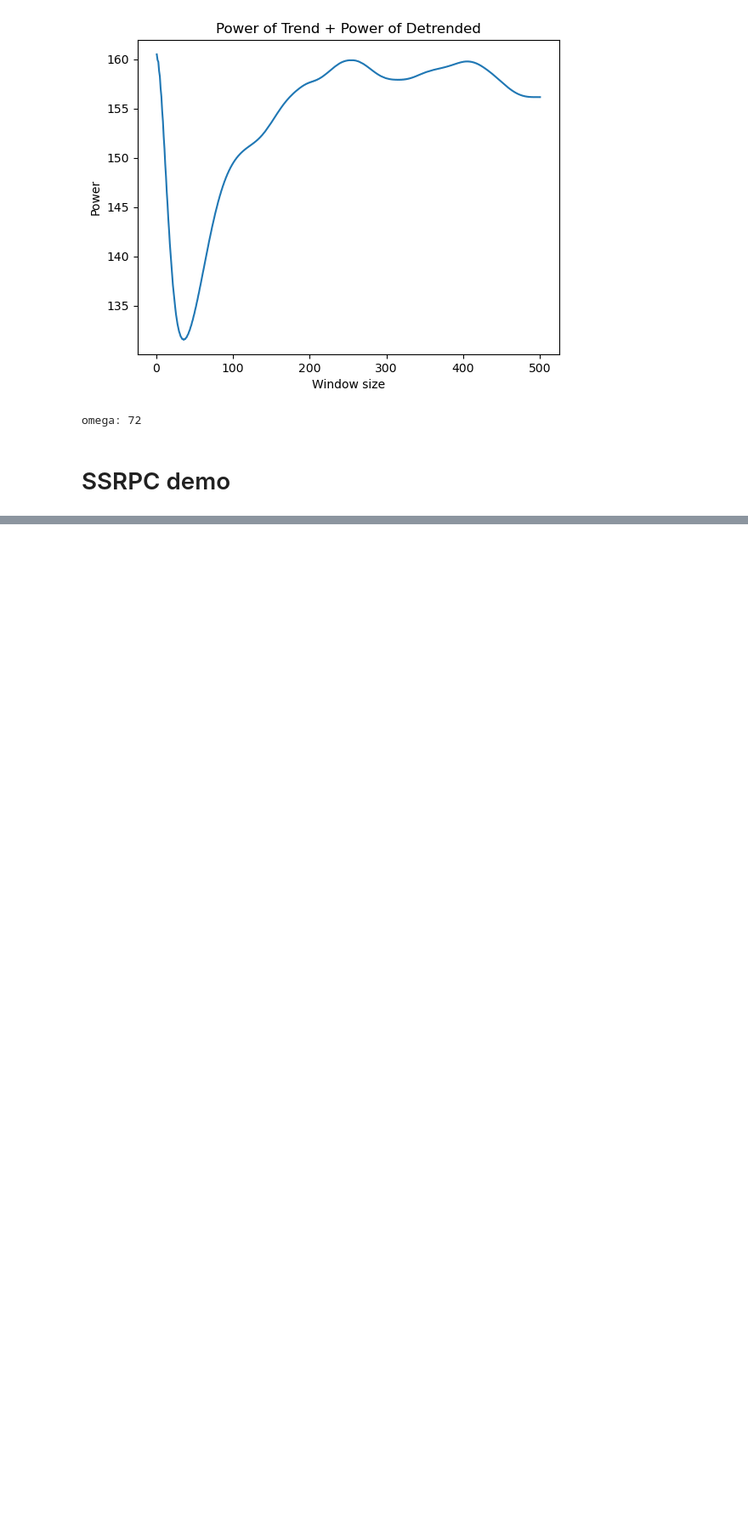
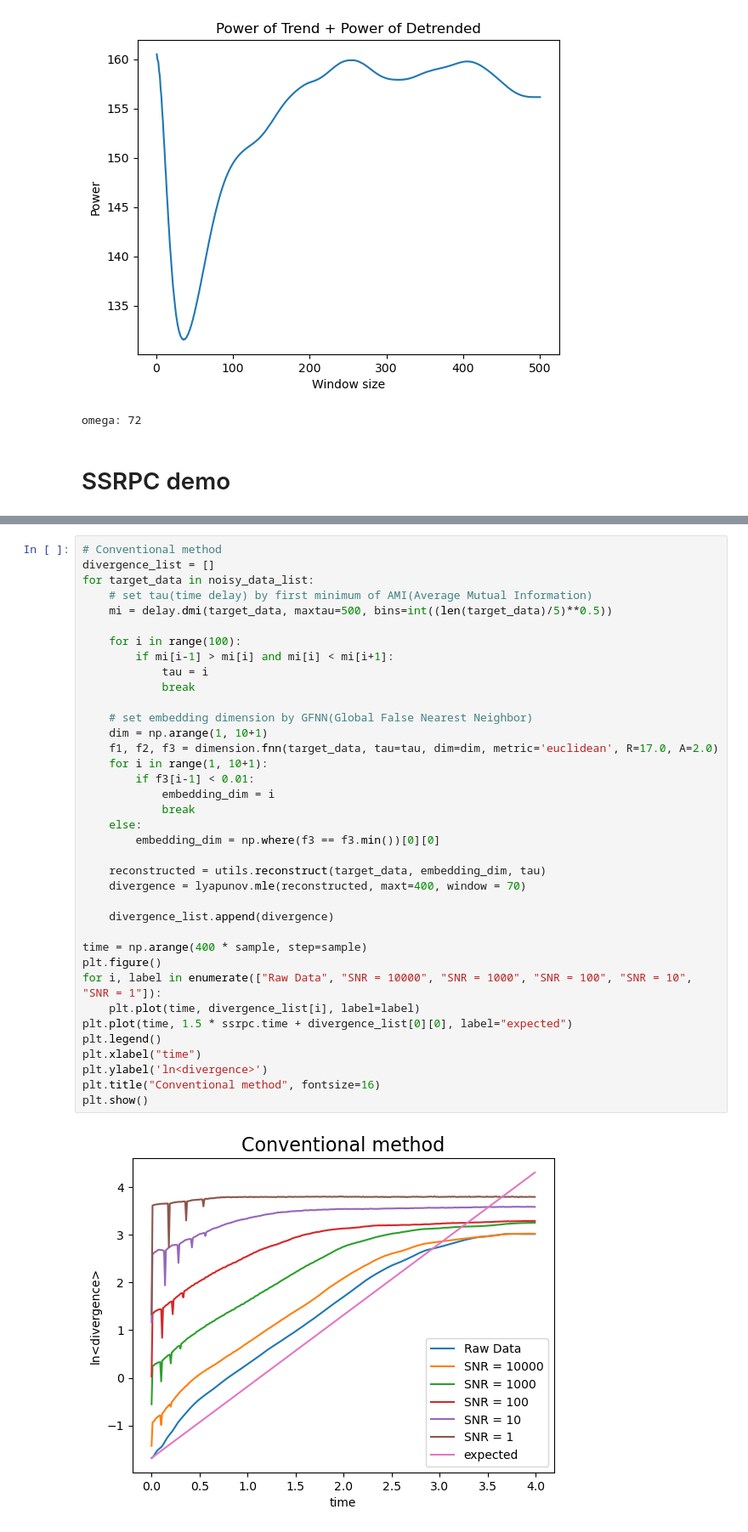
Before and after one commit to Lee-Jun-Hyuk-37/SSRPC, a Jupyter notebook: demo.ipynb, the cells around one changed output, grey strips where cells are left out. Shown: that part at 85% size. Saved outputs shown, nothing was run; the diff lists cells and outputs as text; blank space fills up the shorter version.

```diff
--- a/demo.ipynb
+++ b/demo.ipynb
@@ -43,0 +109,39 @@ print(mle)
+# %%
+# Conventional method
+divergence_list = []
+for target_data in noisy_data_list:
+    # set tau(time delay) by first minimum of AMI(Average Mutual Information)
+    mi = delay.dmi(target_data, maxtau=500, bins=int((len(target_data)/5)**0.5))
+
+    for i in range(100):
+        if mi[i-1] > mi[i] and mi[i] < mi[i+1]:
+            tau = i
+            break
+
+    # set embedding dimension by GFNN(Global False Nearest Neighbor)
+    dim = np.arange(1, 10+1)
+    f1, f2, f3 = dimension.fnn(target_data, tau=tau, dim=dim, metric='euclidean', R=17.0, A=2.0)
+    for i in range(1, 10+1):
+        if f3[i-1] < 0.01:
+            embedding_dim = i
+            break
+    else:
+        embedding_dim = np.where(f3 == f3.min())[0][0]
+
+    reconstructed = utils.reconstruct(target_data, embedding_dim, tau)
+    divergence = lyapunov.mle(reconstructed, maxt=400, window = 70)
+
+    divergence_list.append(divergence)
+
+time = np.arange(400 * sample, step=sample)
+plt.figure()
+for i, label in enumerate(["Raw Data", "SNR = 10000", "SNR = 1000", "SNR = 100", "SNR = 10", "SNR = 1"]):
+    plt.plot(time, divergence_list[i], label=label)
+plt.plot(time, 1.5 * ssrpc.time + divergence_list[0][0], label="expected")
+plt.legend()
+plt.xlabel("time")
+plt.ylabel('ln<divergence>')
+plt.title("Conventional method", fontsize=16)
+plt.show()
+# %% [output]
+[figure, added]
```
Also changed, not shown: parts of 12 cells of this notebook.
